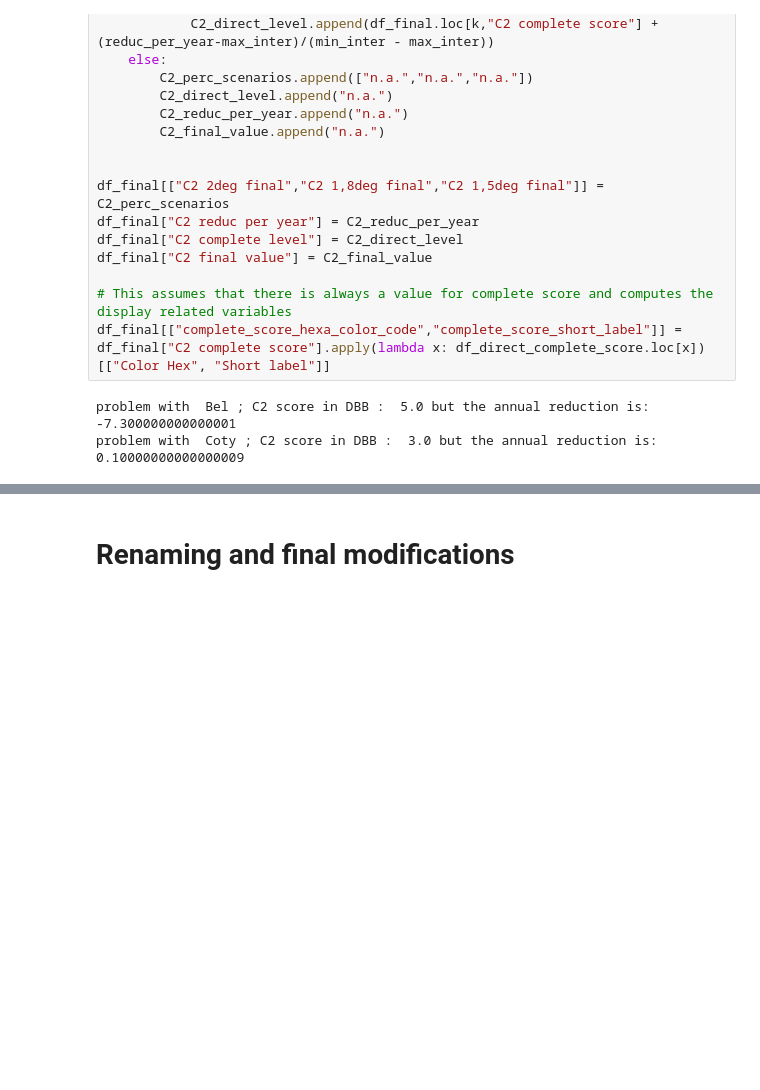
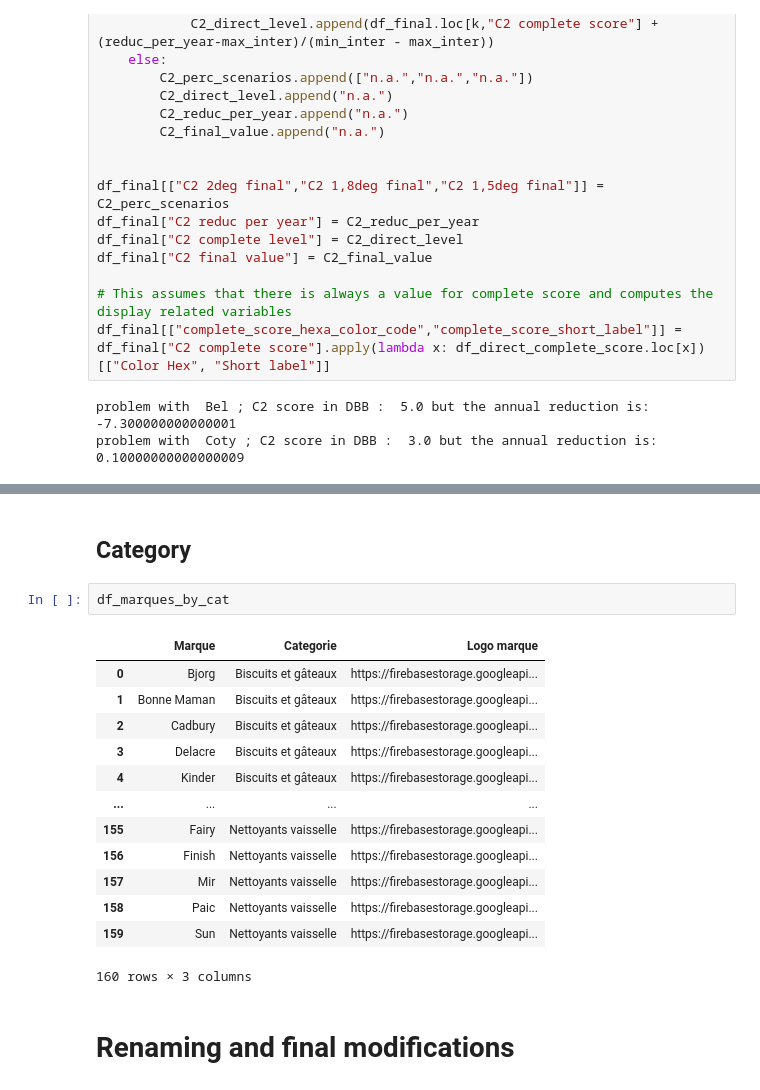
Before and after one commit to dataforgoodfr/batch10_notaclimat, a Jupyter notebook: data_engineering/data_engineering_1.ipynb, the cells around one changed output, grey strips where cells are left out. Drawn from its saved outputs; the diff is of its cells as text; blank space fills up the shorter version.

```diff
--- a/data_engineering/data_engineering_1.ipynb
+++ b/data_engineering/data_engineering_1.ipynb
@@ -328,3 +508,21 @@ Index(['Group', 'Sector', 'Logo', 'Country code', 'Turnover',
+# %% [markdown]
+## Category
+# %%
+df_marques_by_cat
+# %% [output]
+|  | Marque | Categorie | Logo marque |
+| 0 | Bjorg | Biscuits et gâteaux | https://firebasestorage.googleapi... |
+| 1 | Bonne Maman | Biscuits et gâteaux | https://firebasestorage.googleapi... |
+| 2 | Cadbury | Biscuits et gâteaux | https://firebasestorage.googleapi... |
+| 3 | Delacre | Biscuits et gâteaux | https://firebasestorage.googleapi... |
+| 4 | Kinder | Biscuits et gâteaux | https://firebasestorage.googleapi... |
+| ... | ... | ... | ... |
+| 155 | Fairy | Nettoyants vaisselle | https://firebasestorage.googleapi... |
+| 156 | Finish | Nettoyants vaisselle | https://firebasestorage.googleapi... |
+| 157 | Mir | Nettoyants vaisselle | https://firebasestorage.googleapi... |
+| 158 | Paic | Nettoyants vaisselle | https://firebasestorage.googleapi... |
+| 159 | Sun | Nettoyants vaisselle | https://firebasestorage.googleapi... |
+160 rows × 3 columns
 # %% [markdown]
 # Renaming and final modifications
 # %%
```
Also changed, not shown: parts of 26 cells of this notebook, 1 other file.
